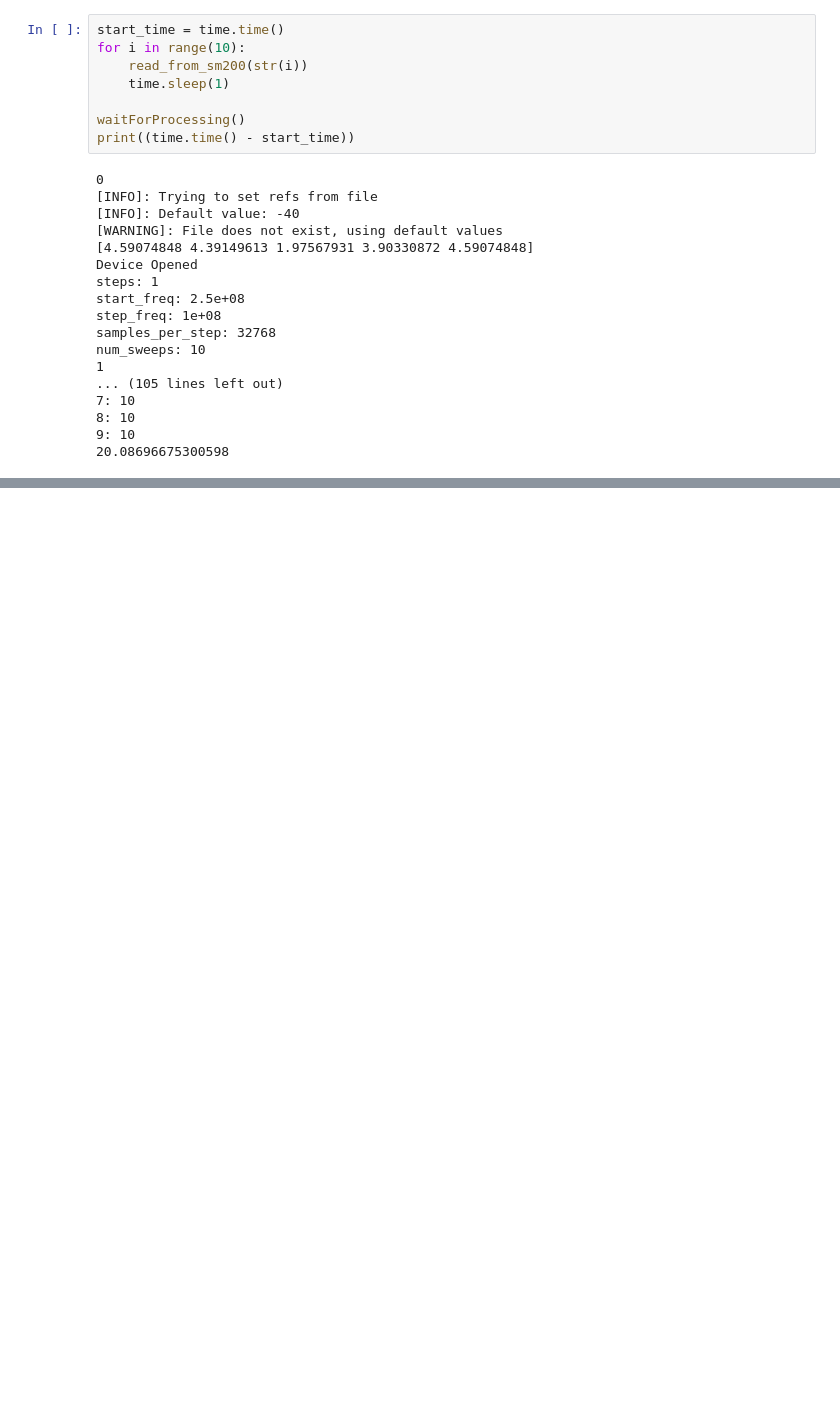
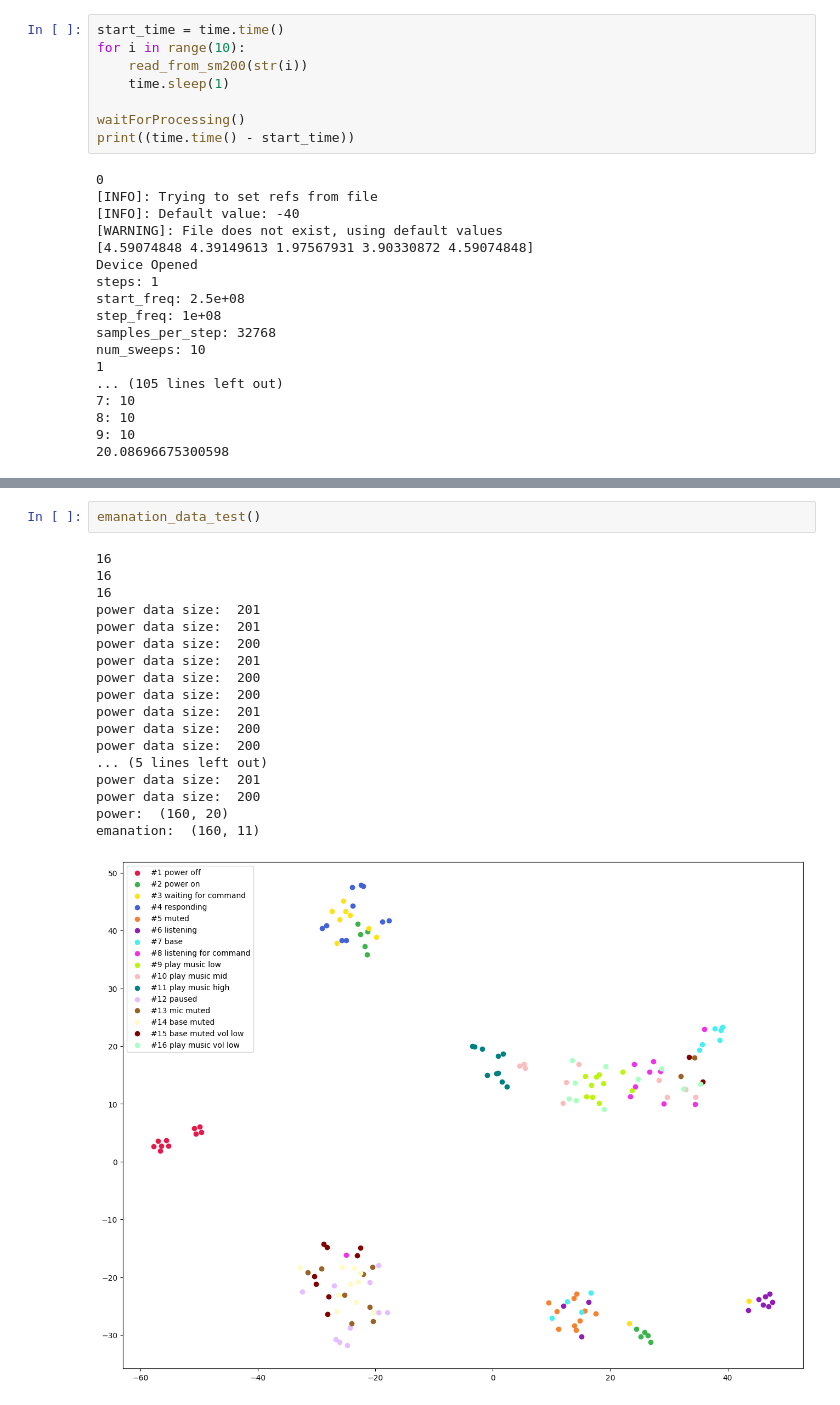
Before and after one commit to xavier-shaw/IoT-Prosector, a Jupyter notebook: IoT-Auditor-hardware/main.ipynb, the cells around one changed output, grey strips where cells are left out. Cells and saved outputs as stored; diff of their text form; blank space fills up the shorter version.

Commit message:
emanation processing ready

```diff
--- a/IoT-Auditor-hardware/main.ipynb
+++ b/IoT-Auditor-hardware/main.ipynb
@@ -650,0 +716,21 @@ def emanation_data_test():
+# %%
+emanation_data_test()
+# %% [output]
+16
+16
+16
+power data size:  201
+power data size:  201
+power data size:  200
+power data size:  201
+power data size:  200
+power data size:  200
+power data size:  201
+power data size:  200
+power data size:  200
+... (5 lines left out)
+power data size:  201
+power data size:  200
+power:  (160, 20)
+emanation:  (160, 11)
+[figure, added]
```
Also changed, not shown: parts of 3 cells of this notebook, 1 other file.
